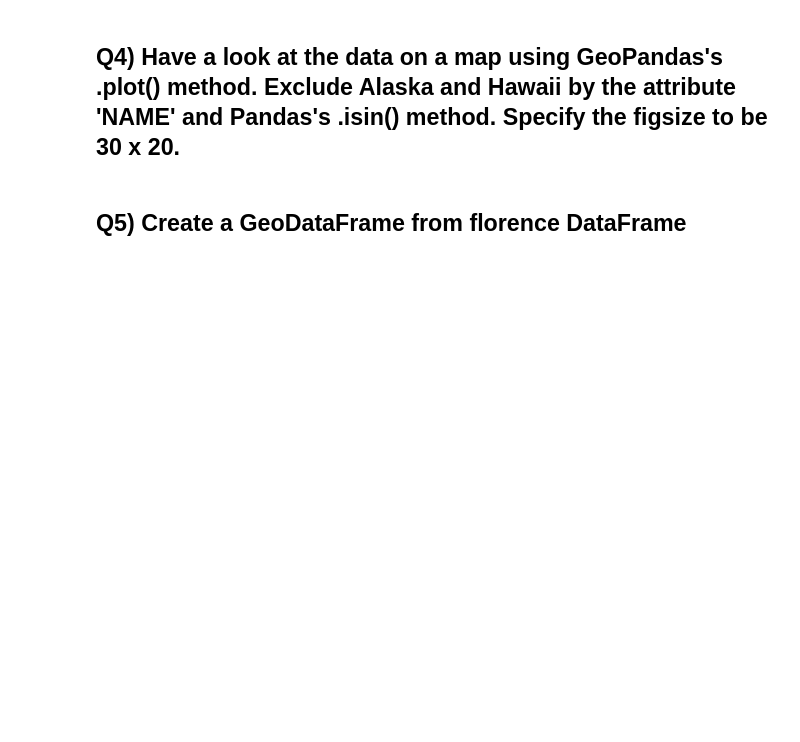
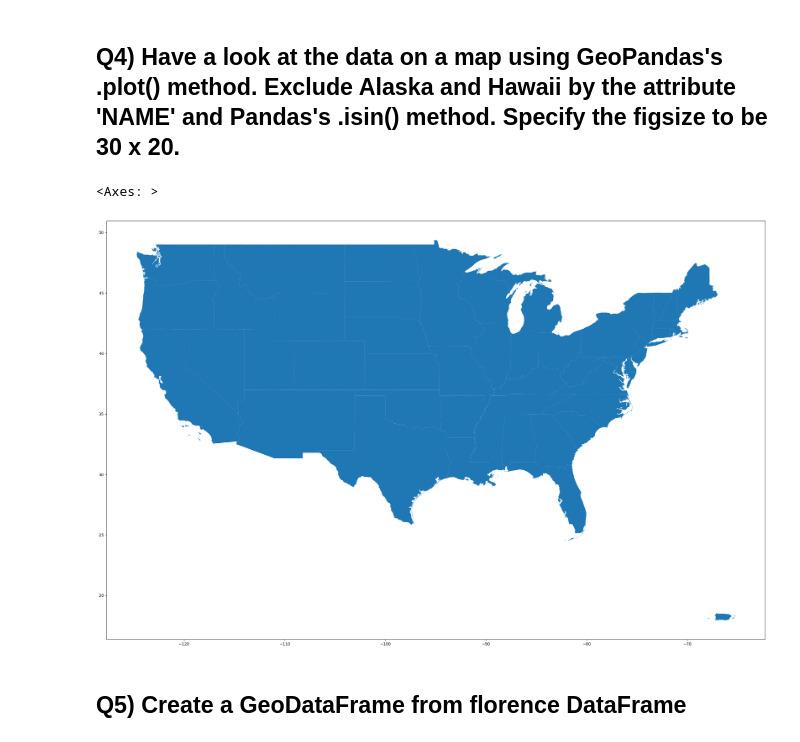
Before and after one commit to Sbindola/2025_Intro_Python, a Jupyter notebook: notebook/W3_S2.ipynb, the cells around one changed output. Drawn from its saved outputs; the diff is of its cells as text; code cells hidden in the pictures; blank space fills up the shorter version.

```diff
--- a/notebook/W3_S2.ipynb
+++ b/notebook/W3_S2.ipynb
@@ -139,6 +134,12 @@ country.head(9)
 ## Q4) Have a look at the data on a map using GeoPandas's .plot() method. Exclude Alaska and Hawaii by the attribute 'NAME' and Pandas's .isin() method. Specify the figsize to be 30 x 20.
 # %%
 # Plot the US states (Alaska and Hawaii excluded)
+#usa_no_alaska_hawaii = country[country['NAME'].isin(['Alaska', 'Hawaii']) == False]
+usa_no_alaska_hawaii = country[~country['NAME'].isin(['Alaska', 'Hawaii'])]
+usa_no_alaska_hawaii.plot(figsize=(30,20))
+# %% [output]
+<Axes: >
+[figure, added]
 # %%
 #@markdown Fill in the blank code. Double-click here to reveal
 # Plot the US states (Alaska and Hawaii excluded)
```
Also changed, not shown: parts of 1 cell of this notebook.
